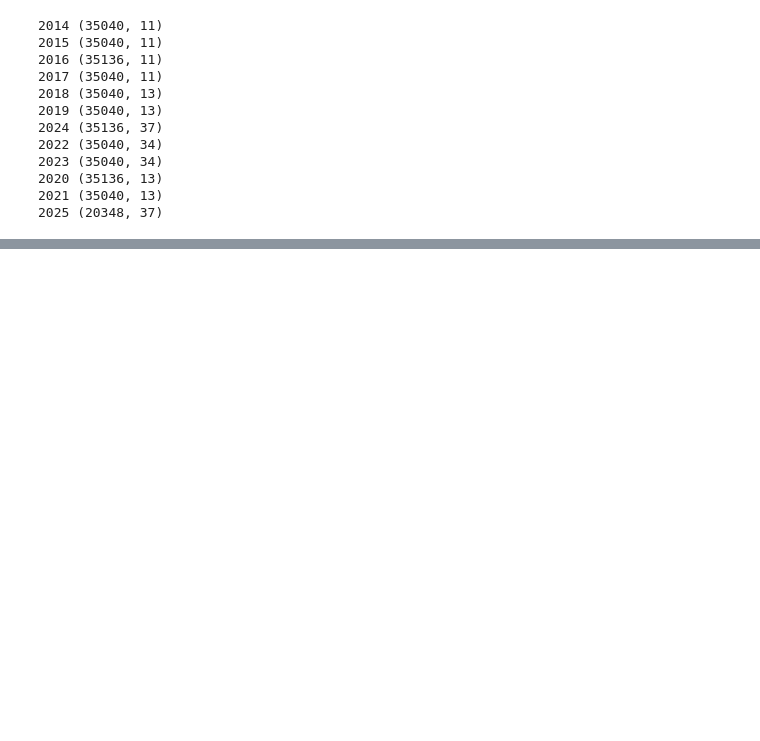
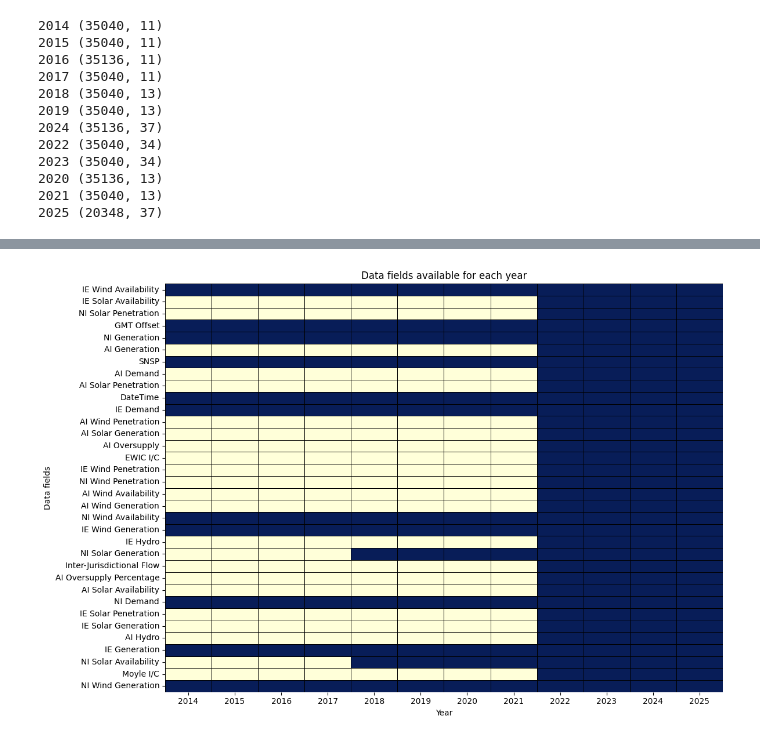
Before and after one commit to DaraGolden/Renewables-predictions, a Jupyter notebook: eirgrid_data_processing.ipynb, the cells around one changed output, grey strips where cells are left out. Saved outputs shown, nothing was run; the diff lists cells and outputs as text; code cells hidden in the pictures; blank space fills up the shorter version.

Commit message:
Evaluation of data fields and energy interpolation

```diff
--- a/eirgrid_data_processing.ipynb
+++ b/eirgrid_data_processing.ipynb
@@ -86,2 +84,29 @@ for df_tuple in year_sorted_dfs:
 # %%
+import os
+import pandas as pd
+
+years = {}
+columns = set()
+
+for file in os.listdir('eirgrid_data/cleaned'):
+    if file[-4:] == '.csv':
+        df = pd.read_csv(f'eirgrid_data/cleaned/{file}')
+        print(file, df.shape)
+
+        # build a matrix to be shown of the data fields available for each year which is the file name
+        years[file[:-4]] = df.columns.tolist()
+        for col in df.columns:
+            columns.add(col)
+columns_present_df = pd.DataFrame(columns=['Year'] + list(columns))
+for year, cols in years.items():
+    col_present = []
+    for col in columns:
+        if col in cols:
+            col_present.append(1)
+        else:
+            col_present.append(0)
+    columns_present_df.loc[len(columns_present_df)] = [year] + col_present
+
+columns_present_df = columns_present_df.set_index('Year')
+columns_present_df.sort_index(inplace=True)
 # %% [output]
@@ -89,0 +145,14 @@ for df_tuple in year_sorted_dfs:
+# %%
+# need to show this data frame as a matrix
+import matplotlib.pyplot as plt
+import seaborn as sns
+
+plt.figure(figsize=(12,8))
+sns.heatmap(columns_present_df.T, cmap='YlGnBu', cbar=False, linewidths=0.5, linecolor='black')
+plt.title('Data fields available for each year')
+plt.xlabel('Year')
+plt.ylabel('Data fields')
+plt.tight_layout()
+plt.show()
+# %% [output]
+[figure, added]
```
Also changed, not shown: parts of 7 cells of this notebook, 1 other file.
